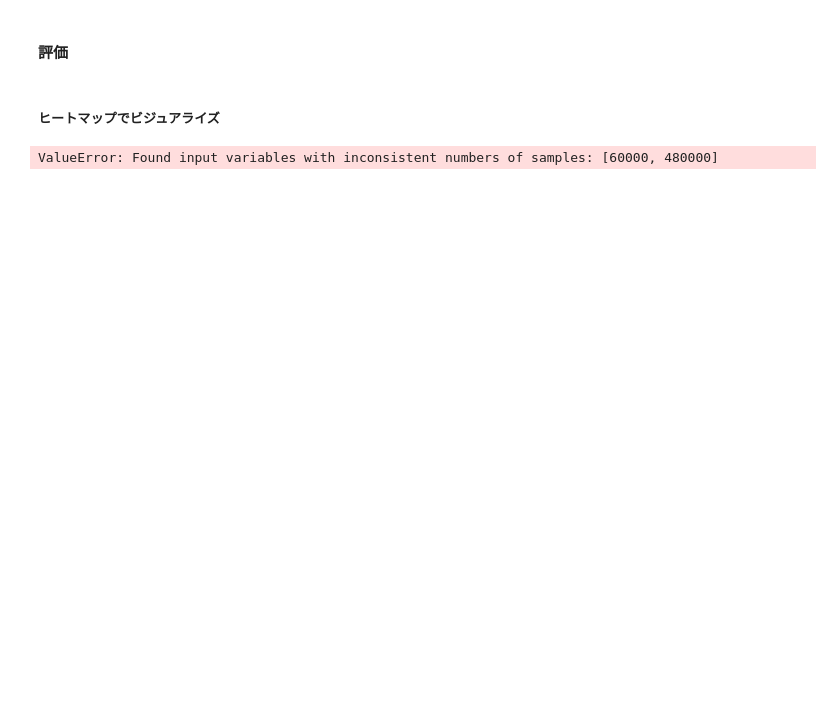
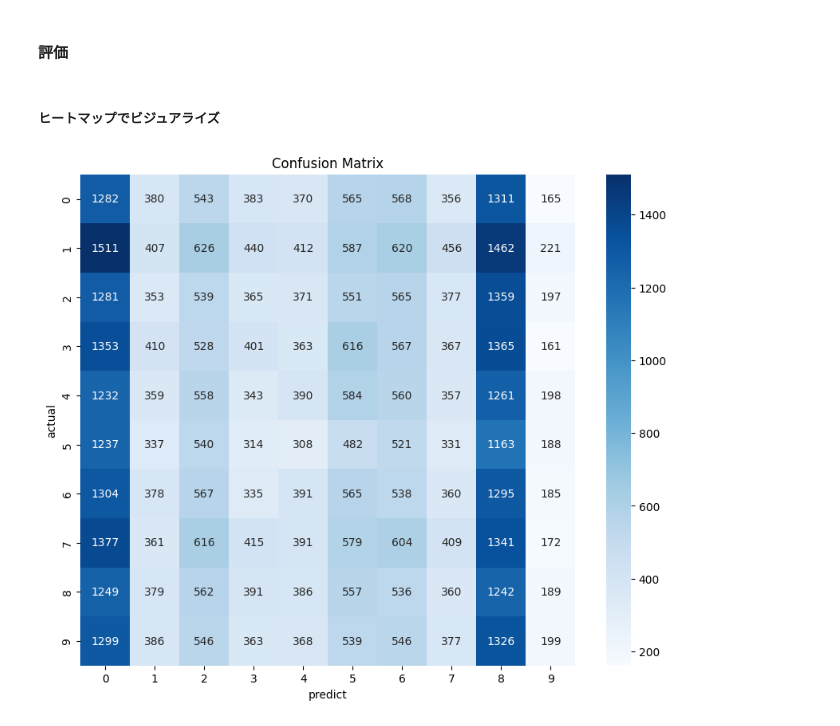
Before and after one commit to OrlyIdeate/deep-learning, a Jupyter notebook: deep-learning-final-assignment.ipynb, the cells around one changed output. Saved outputs shown, nothing was run; the diff lists cells and outputs as text; code cells hidden in the pictures; blank space fills up the shorter version.

```diff
--- a/deep-learning-final-assignment.ipynb
+++ b/deep-learning-final-assignment.ipynb
@@ -45,19 +44,24 @@ import torch.nn.functional as F
 class CNN(nn.Module):
     def __init__(self):
         super(CNN, self).__init__()
-        self.conv1 = nn.Conv2d(1, 32, kernel_size=3, stride=1, padding=1)
-        self.conv2 = nn.Conv2d(32, 64, kernel_size=3, stride=1, padding=1)
+        self.conv1 = nn.Conv2d(1, 8, kernel_size=3, stride=1, padding=1)
+        self.conv2 = nn.Conv2d(8, 16, kernel_size=3, stride=1, padding=1)
+        self.conv3 = nn.Conv2d(16, 32, kernel_size=3, stride=1, padding=1)
+        self.conv4 = nn.Conv2d(32, 64, kernel_size=3, stride=1, padding=1)
         self.pool = nn.MaxPool2d(kernel_size=2, stride=2, padding=0)
-        self.fc1 = nn.Linear(64 * 7 * 7, 128)
+        self.fc1 = nn.Linear(64, 128)
         self.fc2 = nn.Linear(128, 10)
 
     def forward(self, x):
         x = self.pool(F.relu(self.conv1(x)))
         x = self.pool(F.relu(self.conv2(x)))
-        x = x.view(-1, 64 * 7 * 7)
+        x = self.pool(F.relu(self.conv3(x)))
+        x = self.pool(F.relu(self.conv4(x)))
+        # x = x.view(-1, 64)
         x = torch.flatten(x, 1)
         x = torch.relu(self.fc1(x))
         x = self.fc2(x)
+        x = F.softmax(x, dim=1)
         return x
 
 model = CNN()
@@ -72,0 +81,8 @@ CNN(
+# %%
+# 1つ目のデータを取得
+train_loader = torch.utils.data.DataLoader(ds['train'])
+data_iter = iter(train_loader)
+batch = next(data_iter)
+images, labels = batch['image'], batch['label']
+print(images.size())
+print(labels)
@@ -76,4 +106,4 @@ CNN(
 import torch.optim as optim
 
 criterion = nn.CrossEntropyLoss()
-optimizer = optim.Adam(model.parameters())
+optimizer = optim.Adam(model.parameters(), lr=0.001)
@@ -147,14 +175,17 @@ with torch.no_grad():
 # %%
 from sklearn.metrics import confusion_matrix
 import seaborn as sns
+
+# Ensure both lists have the same length
+preds_list = preds_list[:len(actuals_list)]
 
 cm = confusion_matrix(actuals_list, preds_list)
 
 plt.figure(figsize=(10, 8))
 sns.heatmap(cm, annot=True, fmt='d', cmap='Blues')
 plt.title("Confusion Matrix")
 plt.xlabel("predict")
 plt.ylabel("actual")
 plt.show()
 # %% [output]
-ValueError: Found input variables with inconsistent numbers of samples: [60000, 480000]
+[figure, added]
```
Also changed, not shown: parts of 8 cells of this notebook.
